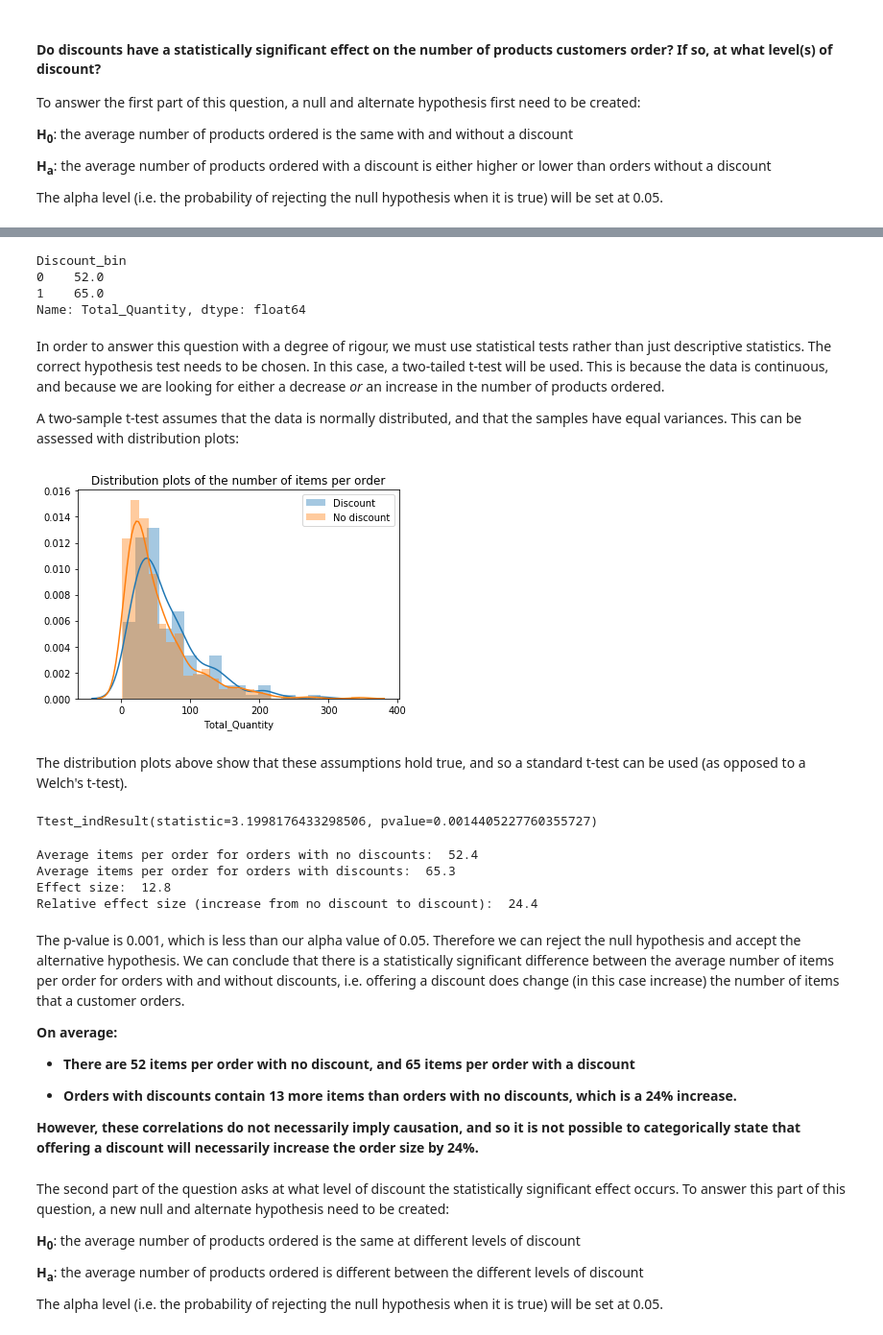
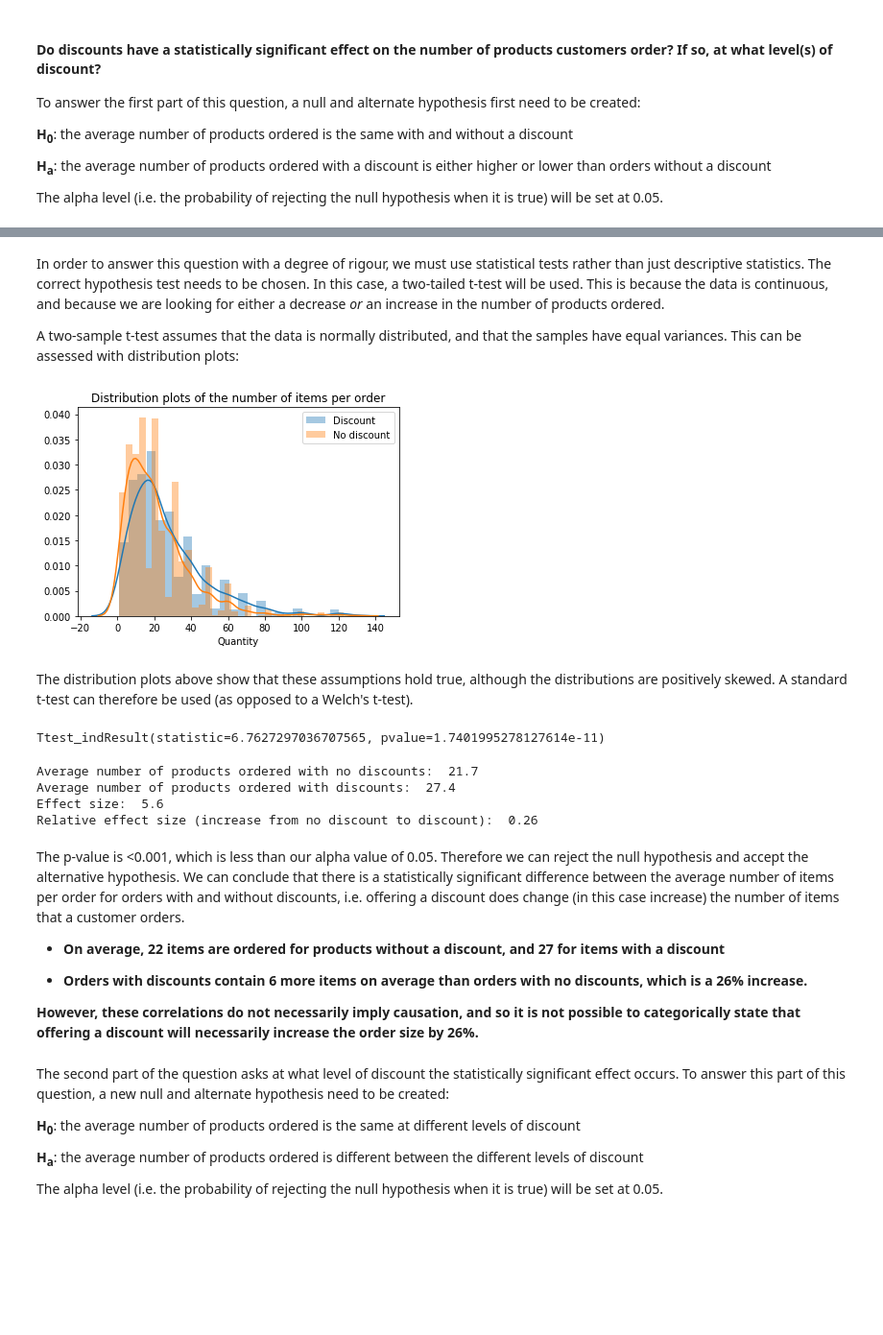
Before and after one commit to L-Lewis/dsc-2-final-project-online-ds-ft-011419, a Jupyter notebook: Module2_Project.ipynb, the cells around one changed output, grey strips where cells are left out. Shown at 96% size. Saved outputs shown, nothing was run; the diff lists cells and outputs as text; code cells hidden in the pictures; blank space fills up the shorter version.

```diff
--- a/Module2_Project.ipynb
+++ b/Module2_Project.ipynb
@@ -73,7 +73,6 @@ In this query, we want to extract the quantity of products ordered and the disco
 # %%
 # Extracting the dataset for question 1 as a pandas dataframe
-df1 = pd.read_sql_query("""SELECT OrderId, SUM(Quantity) as Total_Quantity, Discount
-FROM OrderDetail
-GROUP BY OrderId, Discount""", engine)
+df1 = pd.read_sql_query("""SELECT Quantity, Discount
+FROM OrderDetail""", engine)
 df1.head()
 # %% [output]
@@ -102,3 +92,0 @@ There are 830 orders in the dataset, but 1000 rows. Because orders are grouped b
-# %%
-# Dropping all rows containing duplicates of OrderId
-df1.drop_duplicates(subset=['OrderId'], keep=False, inplace=True)
@@ -112,3 +112,6 @@ True
+# %%
+# Dropping all rows where the discount level is not 5%, 10%, 15%, 20% or 25%
+df1 = df1[df1.Discount.isin(['0.00', '0.05', '0.10', '0.15', '0.20', '0.25'])]
 # %% [markdown]
 The question refers to orders either with or without a discount. An additional column will be added to bin discount levels into orders where the discount is 0 (no discount) and orders with a discount greater than 0 (has a discount).
 # %%
@@ -191,52 +198,42 @@ fig.subplots_adjust(hspace=0.6);
-# %%
-# Average number of items for orders with and without a discount
-round(df1.groupby(['Discount_bin'])['Total_Quantity'].mean(),0)
-# %% [output]
-Discount_bin
-0    52.0
-1    65.0
-Name: Total_Quantity, dtype: float64
 # %% [markdown]
 In order to answer this question with a degree of rigour, we must use statistical tests rather than just descriptive statistics. The correct hypothesis test needs to be chosen. In this case, a two-tailed t-test will be used. This is because the data is continuous, and because we are looking for either a decrease _or_ an increase in the number of products ordered.
 
 A two-sample t-test assumes that the data is normally distributed, and that the samples have equal variances. This can be assessed with distribution plots:
 # %%
-# Separating the dataset into orders with and without discounts, and assessing their distributions.
+# Separating the dataset into orders with and without discounts, and assessing their distributions
 discount = df1[df1['Discount_bin'] == 1]
 no_discount = df1[df1['Discount_bin'] == 0]
-sns.distplot(discount.Total_Quantity, label='Discount')
-sns.distplot(no_discount.Total_Quantity, label='No discount')
+sns.distplot(discount.Quantity, label='Discount')
+sns.distplot(no_discount.Quantity, label='No discount')
 plt.title('Distribution plots of the number of items per order')
 plt.legend();
 # %% [output]
-[figure, old version]
+[figure, new version]
 # %% [markdown]
-The distribution plots above show that these assumptions hold true, and so a standard t-test can be used (as opposed to a Welch's t-test).
+The distribution plots above show that these assumptions hold true, although the distributions are positively skewed. A standard t-test can therefore be used (as opposed to a Welch's t-test).
 # %%
 # Running a two-sided t-test to compare two independent samples
-stats.ttest_ind(discount.Total_Quantity, no_discount.Total_Quantity)
+stats.ttest_ind(discount.Quantity, no_discount.Quantity)
 # %% [output]
-Ttest_indResult(statistic=3.1998176433298506, pvalue=0.0014405227760355727)
+Ttest_indResult(statistic=6.7627297036707565, pvalue=1.7401995278127614e-11)
 # %%
-print("Average items per order for orders with no discounts: ", round(no_discount['Total_Quantity'].mean(),1))
-print("Average items per order for orders with discounts: ", round(discount['Total_Quantity'].mean(),1))
-print("Effect size: ", round(discount['Total_Quantity'].mean() - no_discount['Total_Quantity'].mean(),1))
-print("Relative effect size (increase from no discount to discount): ", round(((discount['Total_Quantity'].mean() - no_discount['Total_Quantity'].mean())/no_discount['Total_Quantity'].mean())*100,1))
+print("Average number of products ordered with no discounts: ", round(no_discount['Quantity'].mean(),1))
+print("Average number of products ordered with discounts: ", round(discount['Quantity'].mean(),1))
+print("Effect size: ", round(discount['Quantity'].mean() - no_discount['Quantity'].mean(),1))
+print("Relative effect size (increase from no discount to discount): ", round((discount['Quantity'].mean() - no_discount['Quantity'].mean())/no_discount['Quantity'].mean(),2))
 # %% [output]
-Average items per order for orders with no discounts:  52.4
-Average items per order for orders with discounts:  65.3
-Effect size:  12.8
-Relative effect size (increase from no discount to discount):  24.4
+Average number of products ordered with no discounts:  21.7
+Average number of products ordered with discounts:  27.4
+Effect size:  5.6
+Relative effect size (increase from no discount to discount):  0.26
 # %% [markdown]
-The p-value is 0.001, which is less than our alpha value of 0.05. Therefore we can reject the null hypothesis and accept the alternative hypothesis. We can conclude that there is a statistically significant difference between the average number of items per order for orders with and without discounts, i.e. offering a discount does change (in this case increase) the number of items that a customer orders.
+The p-value is <0.001, which is less than our alpha value of 0.05. Therefore we can reject the null hypothesis and accept the alternative hypothesis. We can conclude that there is a statistically significant difference between the average number of items per order for orders with and without discounts, i.e. offering a discount does change (in this case increase) the number of items that a customer orders.
 
-**On average:**
+ - **On average, 22 items are ordered for products without a discount, and 27 for items with a discount**
 
- - **There are 52 items per order with no discount, and 65 items per order with a discount**
+ - **Orders with discounts contain 6 more items on average than orders with no discounts, which is a 26% increase.**
 
- - **Orders with discounts contain 13 more items than orders with no discounts, which is a 24% increase.**
-
-**However, these correlations do not necessarily imply causation, and so it is not possible to categorically state that offering a discount will necessarily increase the order size by 24%.**
+**However, these correlations do not necessarily imply causation, and so it is not possible to categorically state that offering a discount will necessarily increase the order size by 26%.**
 # %% [markdown]
 The second part of the question asks at what level of discount the statistically significant effect occurs. To answer this part of this question, a new null and alternate hypothesis need to be created:
 
```
Also changed, not shown: parts of 88 cells of this notebook.
